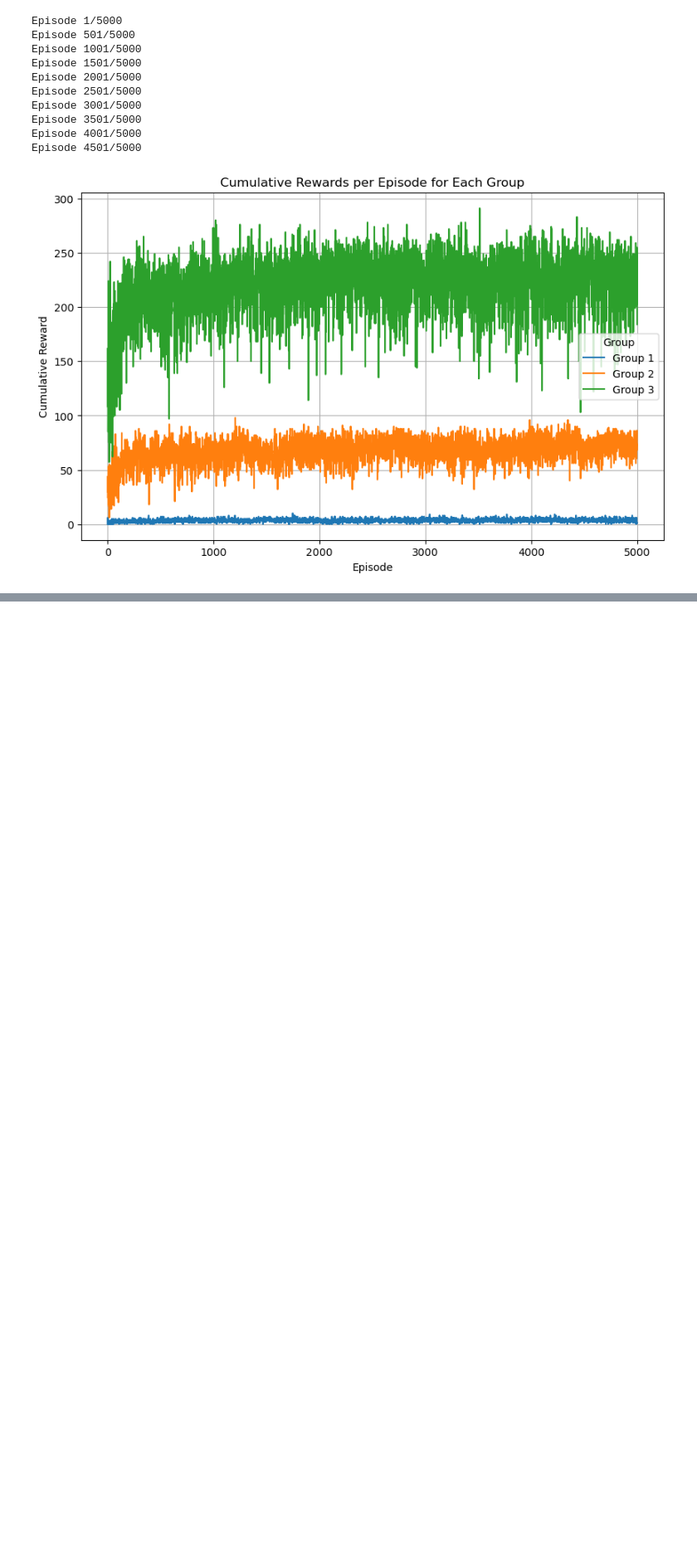
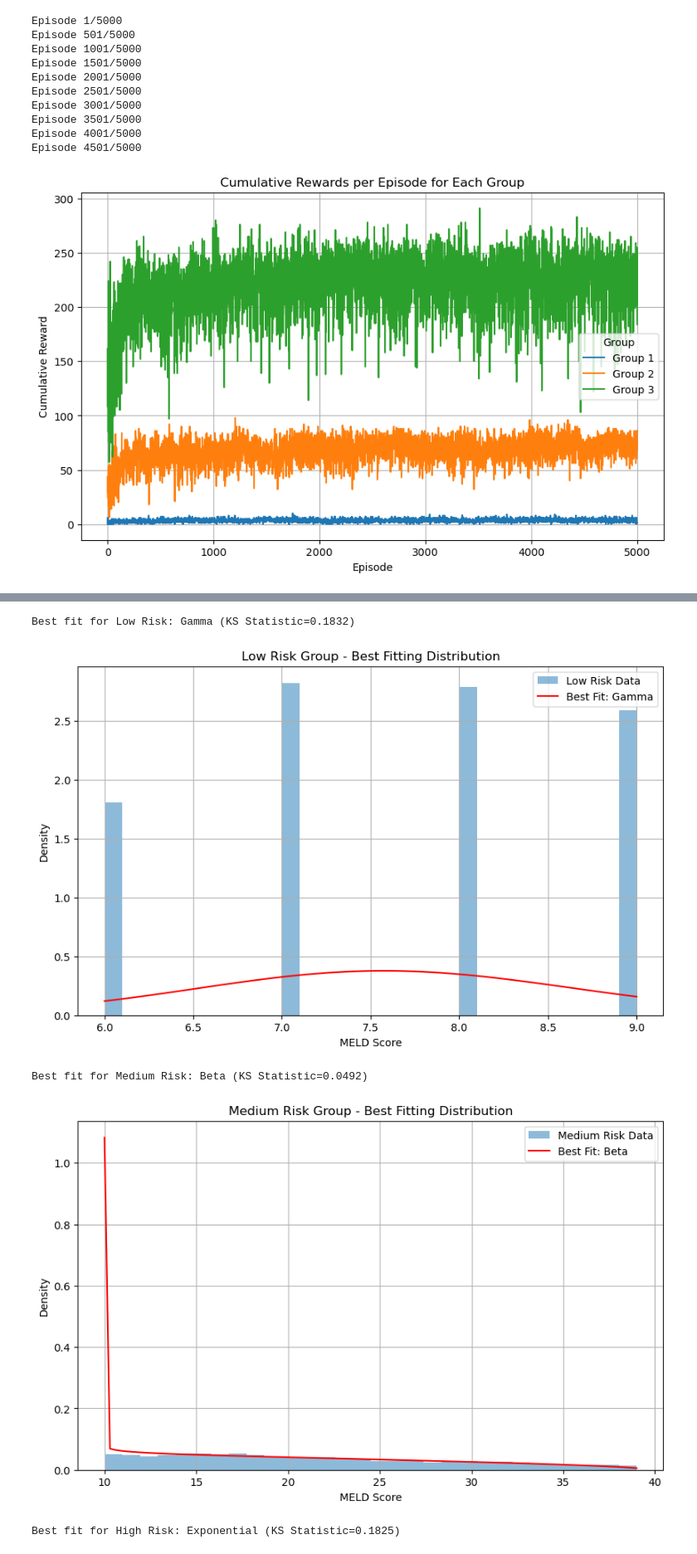
Before and after one commit to justinebreuch/organ-allocation, a Jupyter notebook: MMDP.ipynb, the cells around one changed output, grey strips where cells are left out. Shown at 83% size. Cells and saved outputs as stored; diff of their text form; code cells hidden in the pictures; blank space fills up the shorter version.

```diff
--- a/MMDP.ipynb
+++ b/MMDP.ipynb
@@ -658,0 +720,76 @@ Instead of Beta
+# %%
+import numpy as np
+from scipy.stats import gamma, beta, norm, expon, kstest
+from scipy.stats import weibull_min, lognorm, uniform, pareto
+import matplotlib.pyplot as plt
+
+# Define distributions to test
+distributions = {
+    'Gamma': gamma,
+    'Beta': beta,
+    'Exponential': expon,
+    #'Normal': norm
+}
+
+additional_distributions = {
+    'Weibull': weibull_min,
+    'Log-Normal': lognorm,
+    'Pareto': pareto,
+    'Uniform': uniform
+}
+
+# Combine existing and new distributions
+all_distributions = {**distributions, **additional_distributions}
+
+# Function to fit distributions and evaluate goodness of fit
+def fit_and_evaluate(data, group_name):
+    results = {}
+    for dist_name, dist in distributions.items():
+        try:
+            # Fit the distribution to the data
+            params = dist.fit(data)
+
+            # Perform Kolmogorov-Smirnov test
+            ks_stat, ks_pvalue = kstest(data, dist.cdf, args=params)
+
+            # Store the results
+            results[dist_name] = {
+                'params': params,
+                'ks_stat': ks_stat,
+                'ks_pvalue': ks_pvalue
+            }
+        except Exception as e:
+            results[dist_name] = {'error': str(e)}
+
+    # Determine the best fit based on KS statistic
+    best_fit = min(results.items(), key=lambda x: x[1]['ks_stat'] if 'ks_stat' in x[1] else float('inf'))
+    print(f"Best fit for {group_name}: {best_fit[0]} (KS Statistic={best_fit[1]['ks_stat']:.4f})")
+
+    # Plot the histogram and fitted PDF for the best fit
+    best_dist_name, best_dist_metrics = best_fit
+    best_dist = distributions[best_dist_name]
+    params = best_dist_metrics['params']
+
+    plt.figure(figsize=(10, 6))
+    plt.hist(data, bins=30, density=True, alpha=0.5, label=f'{group_name} Data')
+    x = np.linspace(min(data), max(data), 100)
+    plt.plot(x, best_dist.pdf(x, *params), label=f'Best Fit: {best_dist_name}', color='red')
+    plt.title(f'{group_name} Group - Best Fitting Distribution')
+    plt.xlabel('MELD Score')
+    plt.ylabel('Density')
+    plt.legend()
+    plt.grid()
+    plt.show()
+
+    return results
+
+# Fit and evaluate distributions for each group
+low_risk_results = fit_and_evaluate(low_risk, 'Low Risk')
+medium_risk_results = fit_and_evaluate(medium_risk, 'Medium Risk')
+high_risk_results = fit_and_evaluate(high_risk, 'High Risk')
+# %% [output]
+Best fit for Low Risk: Gamma (KS Statistic=0.1832)
+[figure, added]
+Best fit for Medium Risk: Beta (KS Statistic=0.0492)
+[figure, added]
+Best fit for High Risk: Exponential (KS Statistic=0.1825)
```
Also changed, not shown: parts of 16 cells of this notebook.
